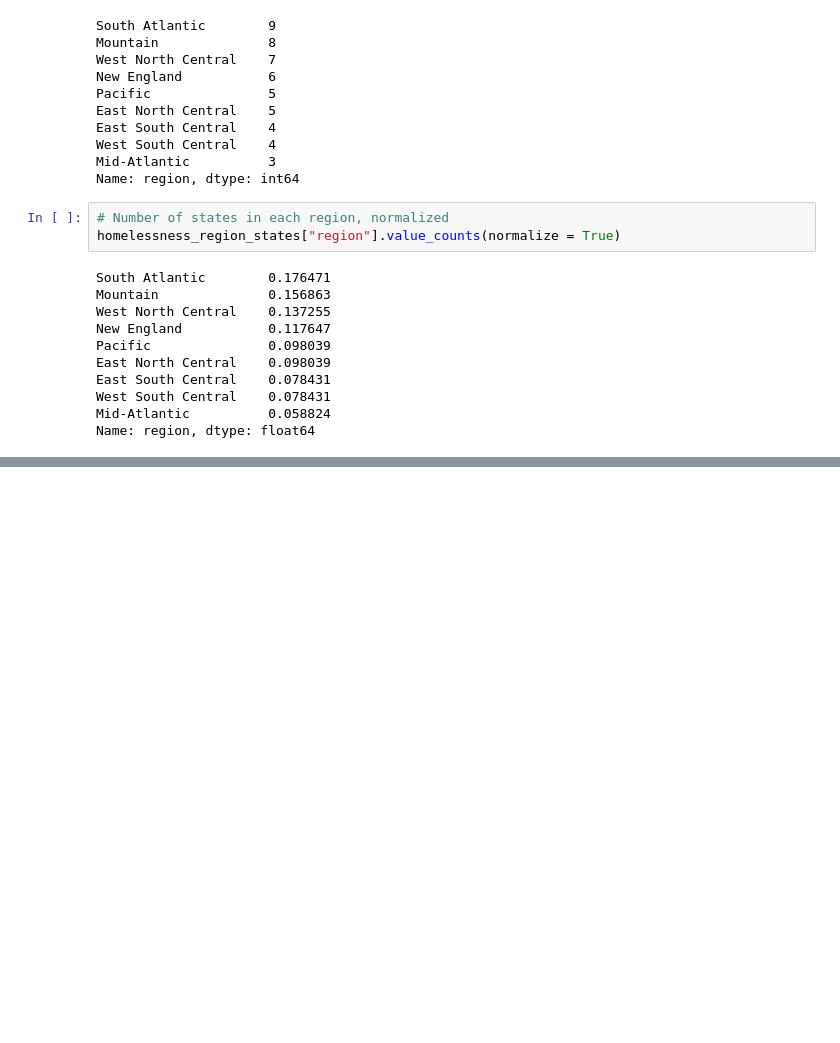
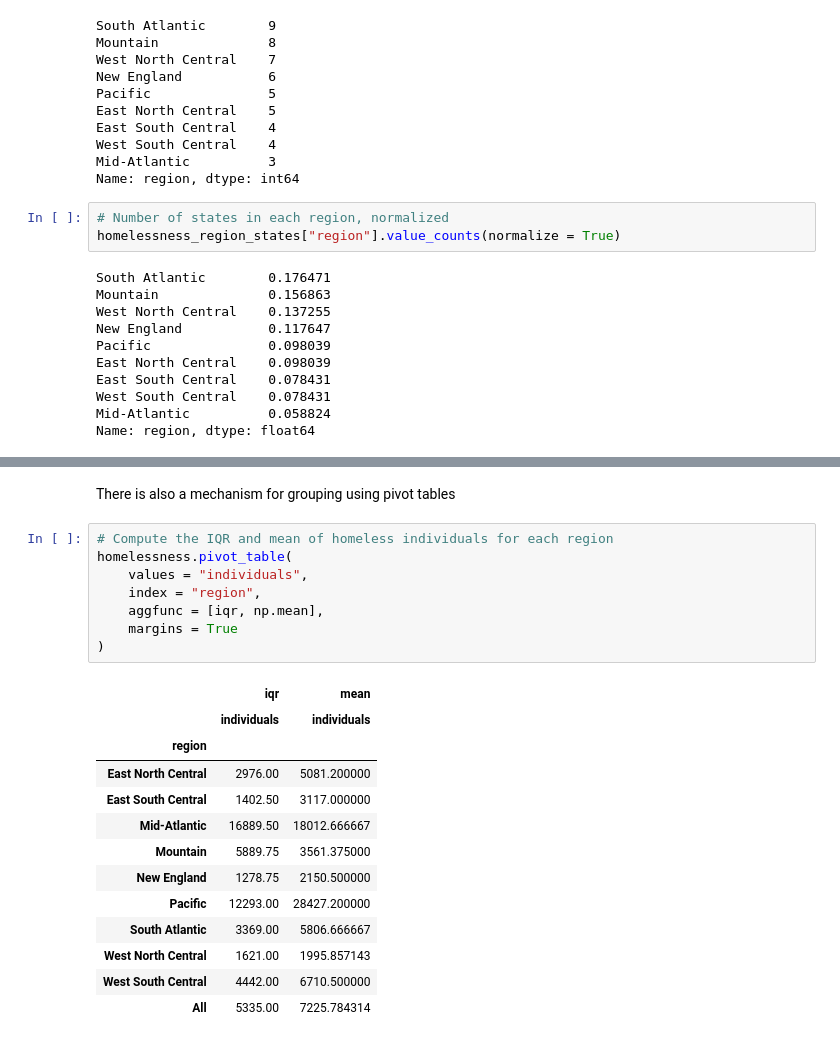
Before and after one commit to mapra99/ds-data-manipulation, a Jupyter notebook: pandas-datacamp.ipynb, the cells around one changed output, grey strips where cells are left out. Cells and saved outputs as stored; diff of their text form; blank space fills up the shorter version.

```diff
--- a/pandas-datacamp.ipynb
+++ b/pandas-datacamp.ipynb
@@ -360,0 +382,24 @@ Name: region, dtype: float64
+# %% [markdown]
+There is also a mechanism for grouping using pivot tables
+# %%
+# Compute the IQR and mean of homeless individuals for each region
+homelessness.pivot_table(
+    values = "individuals",
+    index = "region",
+    aggfunc = [iqr, np.mean],
+    margins = True
+)
+# %% [output]
+|  | iqr | mean |
+|  | individuals | individuals |
+| region |  |  |
+| East North Central | 2976.00 | 5081.200000 |
+| East South Central | 1402.50 | 3117.000000 |
+| Mid-Atlantic | 16889.50 | 18012.666667 |
+| Mountain | 5889.75 | 3561.375000 |
+| New England | 1278.75 | 2150.500000 |
+| Pacific | 12293.00 | 28427.200000 |
+| South Atlantic | 3369.00 | 5806.666667 |
+| West North Central | 1621.00 | 1995.857143 |
+| West South Central | 4442.00 | 6710.500000 |
+| All | 5335.00 | 7225.784314 |
```
Also changed, not shown: parts of 4 cells of this notebook.
